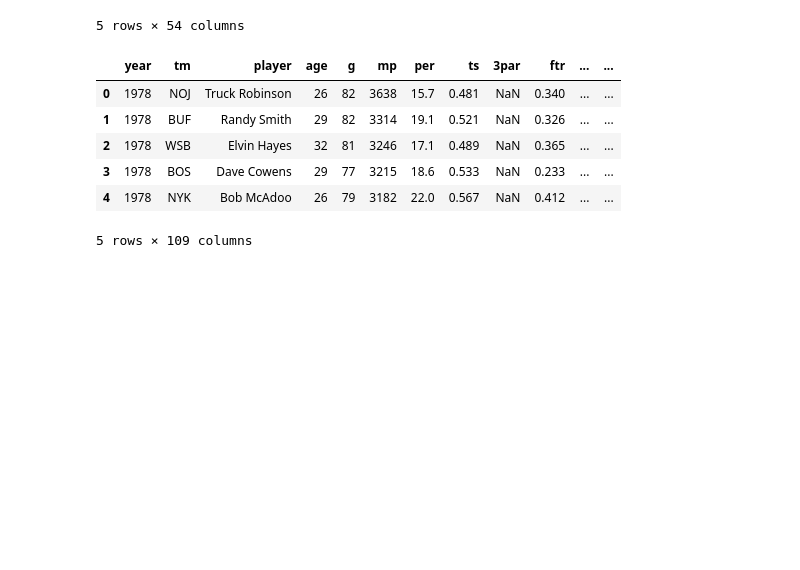
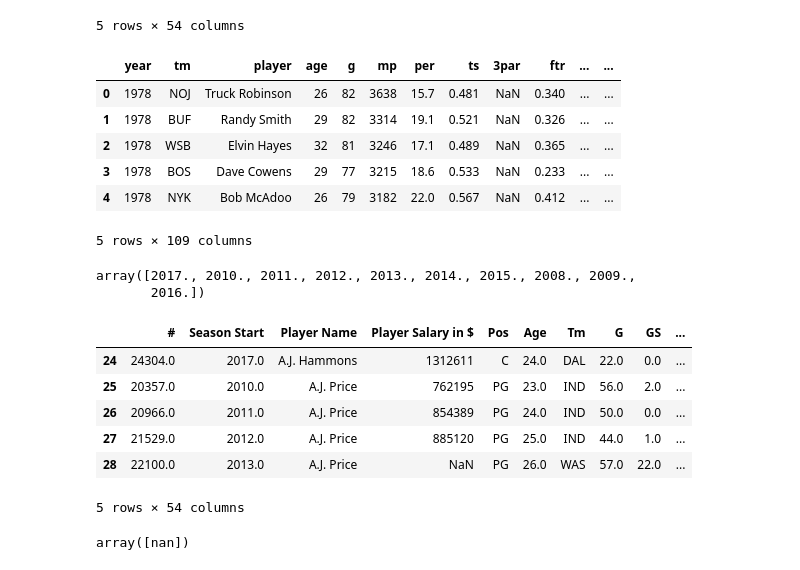
Before and after one commit to q0w9e8r7t6y5/springboard_DS, a Jupyter notebook: capstone1_nba_salary/capstone1_sishir.ipynb, the cells around one changed output. Drawn from its saved outputs; the diff is of its cells as text; code cells hidden in the pictures; blank space fills up the shorter version.

```diff
--- a/capstone1_nba_salary/capstone1_sishir.ipynb
+++ b/capstone1_nba_salary/capstone1_sishir.ipynb
@@ -36,3 +36,25 @@ advanced_df.head()
 5 rows × 109 columns
 # %%
 # Let's wrangle the basic statistics first!
+
+# get rid of all players before 2008
+basic_df = basic_df[basic_df['Season Start'] >= 2008]
+
+basic_df['Season Start'].unique()
+# %% [output]
+array([2017., 2010., 2011., 2012., 2013., 2014., 2015., 2008., 2009.,
+       2016.])
+# %%
+basic_df.head()
+# %% [output]
+|  | # | Season Start | Player Name | Player Salary in $ | Pos | Age | Tm | G | GS | ... |
+| 24 | 24304.0 | 2017.0 | A.J. Hammons | 1312611 | C | 24.0 | DAL | 22.0 | 0.0 | ... |
+| 25 | 20357.0 | 2010.0 | A.J. Price | 762195 | PG | 23.0 | IND | 56.0 | 2.0 | ... |
+| 26 | 20966.0 | 2011.0 | A.J. Price | 854389 | PG | 24.0 | IND | 50.0 | 0.0 | ... |
+| 27 | 21529.0 | 2012.0 | A.J. Price | 885120 | PG | 25.0 | IND | 44.0 | 1.0 | ... |
+| 28 | 22100.0 | 2013.0 | A.J. Price | NaN | PG | 26.0 | WAS | 57.0 | 22.0 | ... |
+5 rows × 54 columns
+# %%
+basic_df['blank2'].unique()
+# %% [output]
+array([nan])
```
Also changed, not shown: parts of 10 cells of this notebook.
